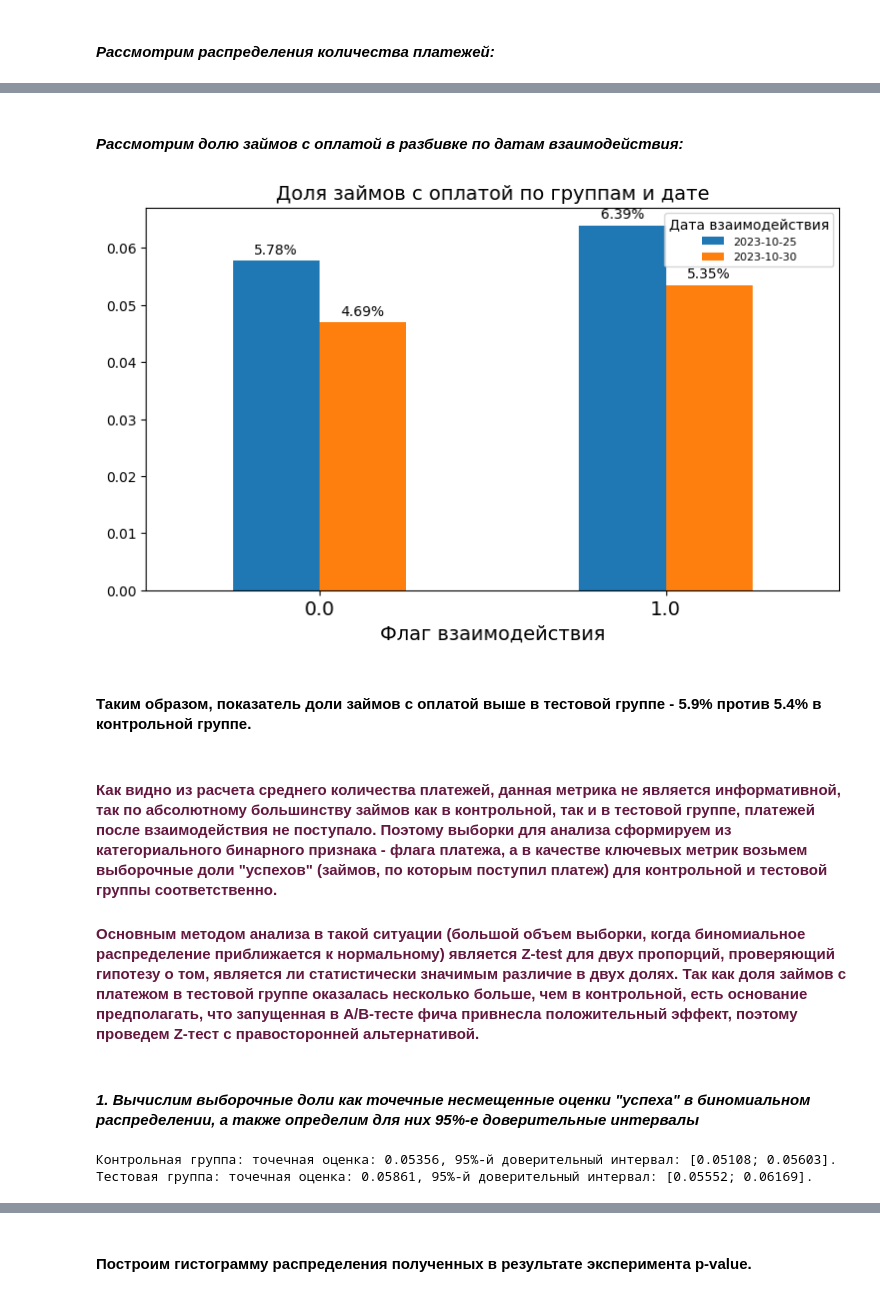
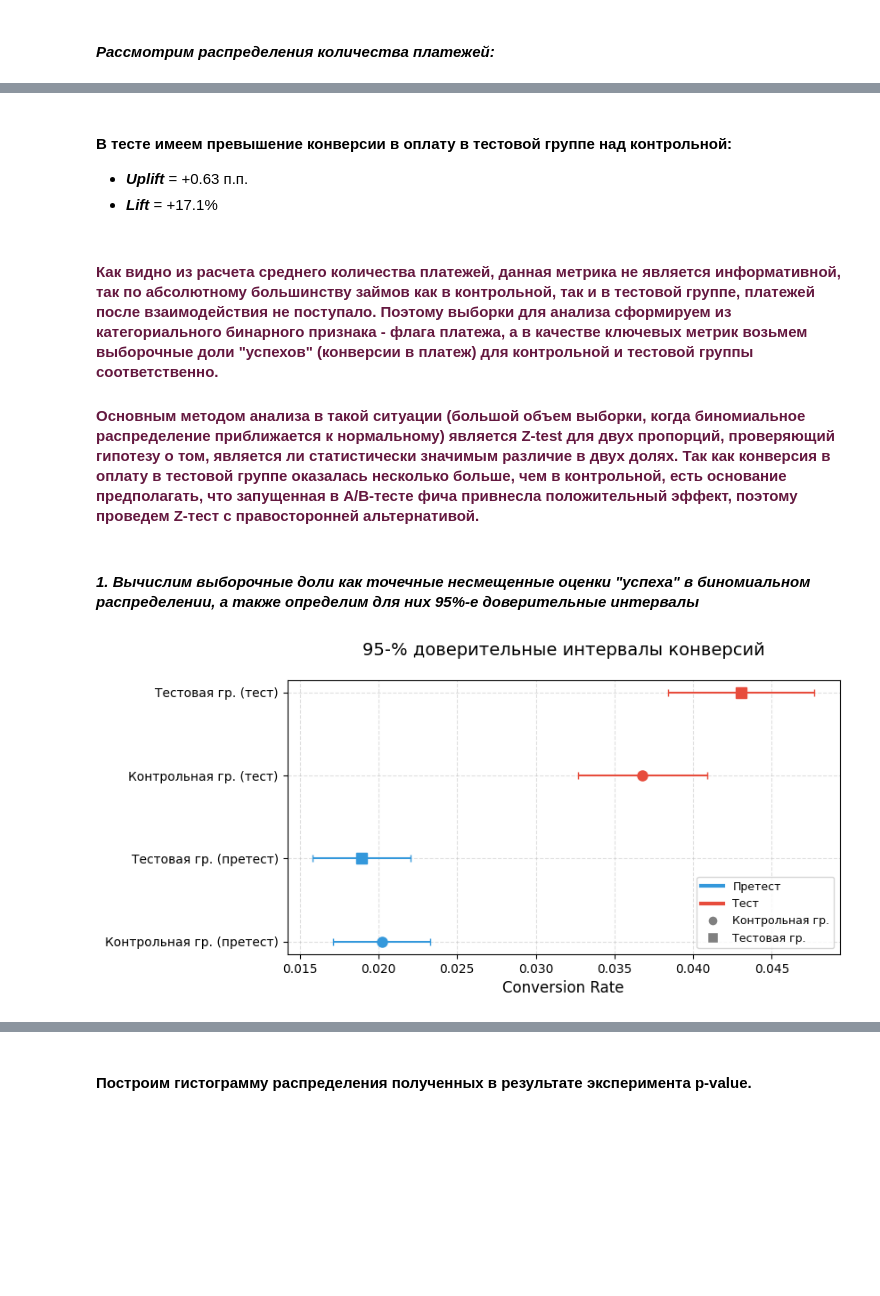
Before and after one commit to witchyburn/ab_test_analysis, a Jupyter notebook: notebooks/ab_analysis.ipynb, the cells around one changed output, grey strips where cells are left out. Drawn from its saved outputs; the diff is of its cells as text; code cells hidden in the pictures; blank space fills up the shorter version.

```diff
--- a/notebooks/ab_analysis.ipynb
+++ b/notebooks/ab_analysis.ipynb
@@ -380,40 +309,58 @@ plt.show()
-# %% [markdown]
-#### _Рассмотрим долю займов с оплатой в разбивке по датам взаимодействия:_
-# %%
-grouped_df = df_itog.groupby(['treatment_flag', 'treat_date'])['payment_flag'].mean().unstack()
-grouped_df.columns = [col.strftime('%Y-%m-%d') for col in grouped_df.columns]
-
-ax = grouped_df.plot(kind='bar', figsize=(9, 5))
-
-for container in ax.containers:
-    ax.bar_label(container, labels=[f'{x:.2%}' for x in container.datavalues],
-                 padding=3, fontsize=10)
-
-ax.set_xlabel('Флаг взаимодействия', fontsize=14)
-ax.set_xticklabels(ax.get_xticklabels(), rotation=0, ha='center', fontsize=14)
-ax.set_title('Доля займов с оплатой по группам и дате', fontsize=14)
-ax.legend(title='Дата взаимодействия', loc='upper right', fontsize=8)
-plt.show()
-# %% [output]
-[figure, removed]
 # %% [markdown]
-#### Таким образом, показатель доли займов с оплатой выше в тестовой группе - 5.9% против 5.4% в контрольной группе.
+#### В тесте имеем превышение конверсии в оплату в тестовой группе над контрольной:
+- **_Uplift_** = +0.63 п.п.
+- **_Lift_** = +17.1%
 # %% [markdown]
-#### <span style="color:rgb(100, 24, 63);">Как видно из расчета среднего количества платежей, данная метрика не является информативной, так по абсолютному большинству займов как в контрольной, так и в тестовой группе, платежей после взаимодействия не поступало. Поэтому выборки для анализа сформируем из категориального __бинарного__ признака - __флага платежа__, а в качестве ключевых метрик возьмем __выборочные доли "успехов"__ (займов, по которым поступил платеж) для контрольной и тестовой группы соответственно.</span>
+#### <span style="color:rgb(100, 24, 63);">Как видно из расчета среднего количества платежей, данная метрика не является информативной, так по абсолютному большинству займов как в контрольной, так и в тестовой группе, платежей после взаимодействия не поступало. Поэтому выборки для анализа сформируем из категориального __бинарного__ признака - __флага платежа__, а в качестве ключевых метрик возьмем __выборочные доли "успехов"__ (конверсии в платеж) для контрольной и тестовой группы соответственно.</span>
 
-#### <span style="color:rgb(100, 24, 63);">Основным методом анализа в такой ситуации (большой объем выборки, когда биномиальное распределение приближается к нормальному) является __Z-test для двух пропорций__, проверяющий гипотезу о том, является ли статистически значимым различие в двух долях. Так как доля займов с платежом в тестовой группе оказалась несколько больше, чем в контрольной, есть основание предполагать, что запущенная в A/B-тесте фича привнесла __положительный__ эффект, поэтому проведем Z-тест с правосторонней альтернативой.</span>
+#### <span style="color:rgb(100, 24, 63);">Основным методом анализа в такой ситуации (большой объем выборки, когда биномиальное распределение приближается к нормальному) является __Z-test для двух пропорций__, проверяющий гипотезу о том, является ли статистически значимым различие в двух долях. Так как конверсия в оплату в тестовой группе оказалась несколько больше, чем в контрольной, есть основание предполагать, что запущенная в A/B-тесте фича привнесла __положительный__ эффект, поэтому проведем Z-тест с правосторонней альтернативой.</span>
 # %% [markdown]
 #### _1. Вычислим выборочные доли как точечные несмещенные оценки "успеха" в биномиальном распределении, а также определим для них 95%-е доверительные интервалы_
 # %%
 data = [
-    {'count': control_data.sum(), 'nobs': control_data.count(), 'p_hat': control_data.mean(), 'name': 'Контрольная группа'},
-    {'count': test_data.sum(), 'nobs': test_data.count(), 'p_hat': test_data.mean(), 'name': 'Тестовая группа'}
+    (control_data_p, 'Контрольная гр. (претест)'),
+    (test_data_p, 'Тестовая гр. (претест)'),
+    (control_data_t, 'Контрольная гр. (тест)'),
+    (test_data_t, 'Тестовая гр. (тест)')
 ]
 
-for dat in data:
-    lower, upper = proportion_confint(count=dat['count'], nobs=dat['nobs'], alpha=0.05, method='normal')
-    print(f'{dat['name']}: точечная оценка: {dat['p_hat']:.5f}, 95%-й доверительный интервал: [{lower:.5f}; {upper:.5f}].')
+conf_ints = []
+for dat, name in data:
+    _, upper = proportion_confint(count=dat.sum(), nobs=dat.count(), alpha=0.05, method='normal')
+    conf_ints.append({'kind': name, 'mean': dat.mean(), 'right': upper})
+
+df = pd.DataFrame(conf_ints)
+fig, ax = plt.subplots(figsize=(8, 4))
+
+colors = {'pre': '#3498db', 'test': '#e74c3c'}
+markers = {'control': 'o', 'test': 's'}
+
+for i, row in df.iterrows():
+    kind = row['kind']
+    color = colors['pre'] if '(претест)' in kind else colors['test']
+    marker = markers['control'] if 'Контрольная' in kind else markers['test']
+
+    ax.errorbar(x=row['mean'], y=i,
+                xerr=row['right'] - row['mean'],
+                fmt=marker, color=color,
+                capsize=3, markersize=8)
+
+ax.set_yticks(range(len(df)))
+ax.set_yticklabels(df['kind'])
+ax.set_xlabel('Conversion Rate', fontsize=12)
+ax.set_title('95-% доверительные интервалы конверсий', fontsize=14, pad=20)
+ax.grid(True, alpha=0.4, linestyle='--')
+
+legend_elements = [
+    Line2D([0], [0], color=colors['pre'], lw=3, label='Претест'),
+    Line2D([0], [0], color=colors['test'], lw=3, label='Тест'),
+    Line2D([0], [0], marker='o', color='w', markerfacecolor='gray',
+           markersize=8, label='Контрольная гр.'),
+    Line2D([0], [0], marker='s', color='w', markerfacecolor='gray',
+           markersize=8, label='Тестовая гр.')
+]
+ax.legend(handles=legend_elements, loc='lower right', fontsize=9)
+plt.show()
 # %% [output]
-Контрольная группа: точечная оценка: 0.05356, 95%-й доверительный интервал: [0.05108; 0.05603].
-Тестовая группа: точечная оценка: 0.05861, 95%-й доверительный интервал: [0.05552; 0.06169].
+[figure, added]
 # %% [markdown]
```
Also changed, not shown: parts of 60 cells of this notebook, 1 other file.
